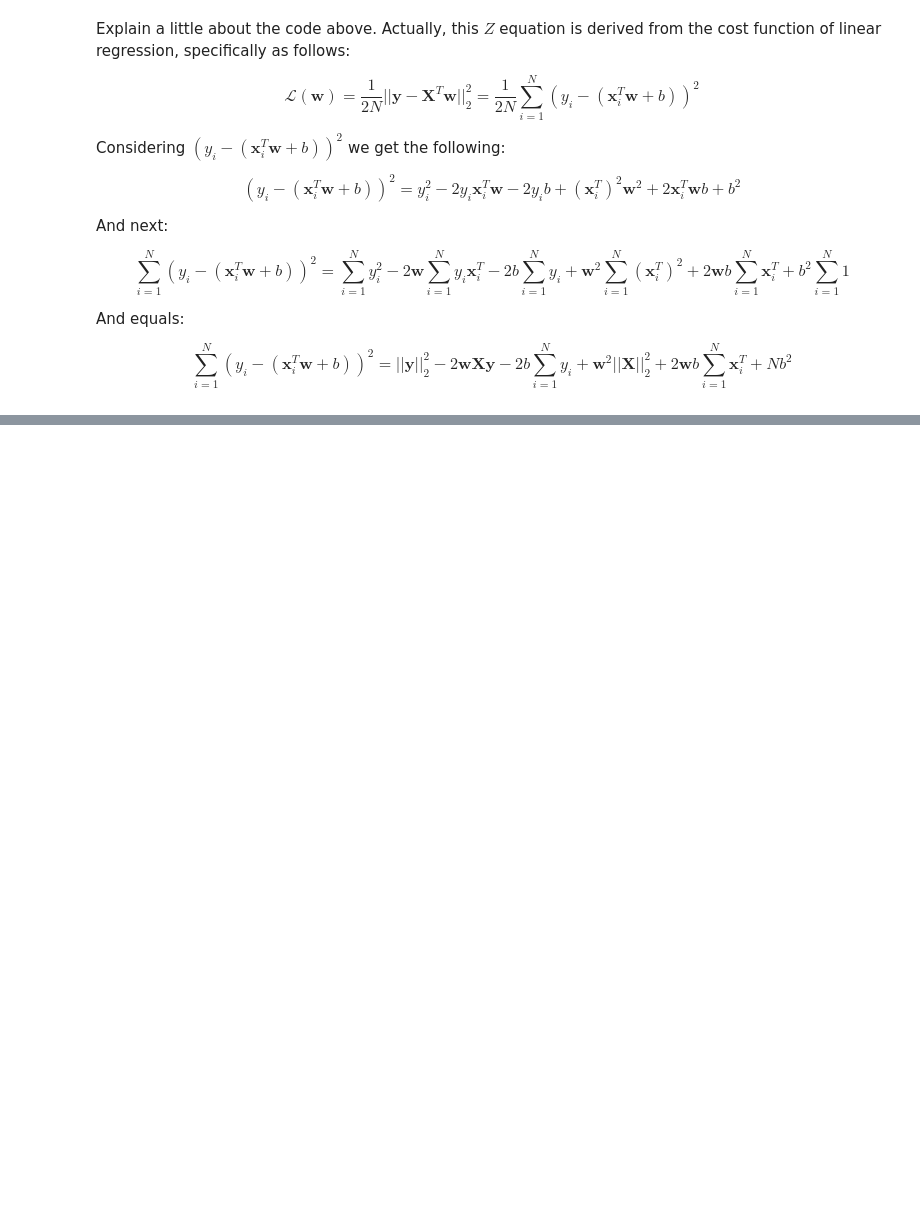
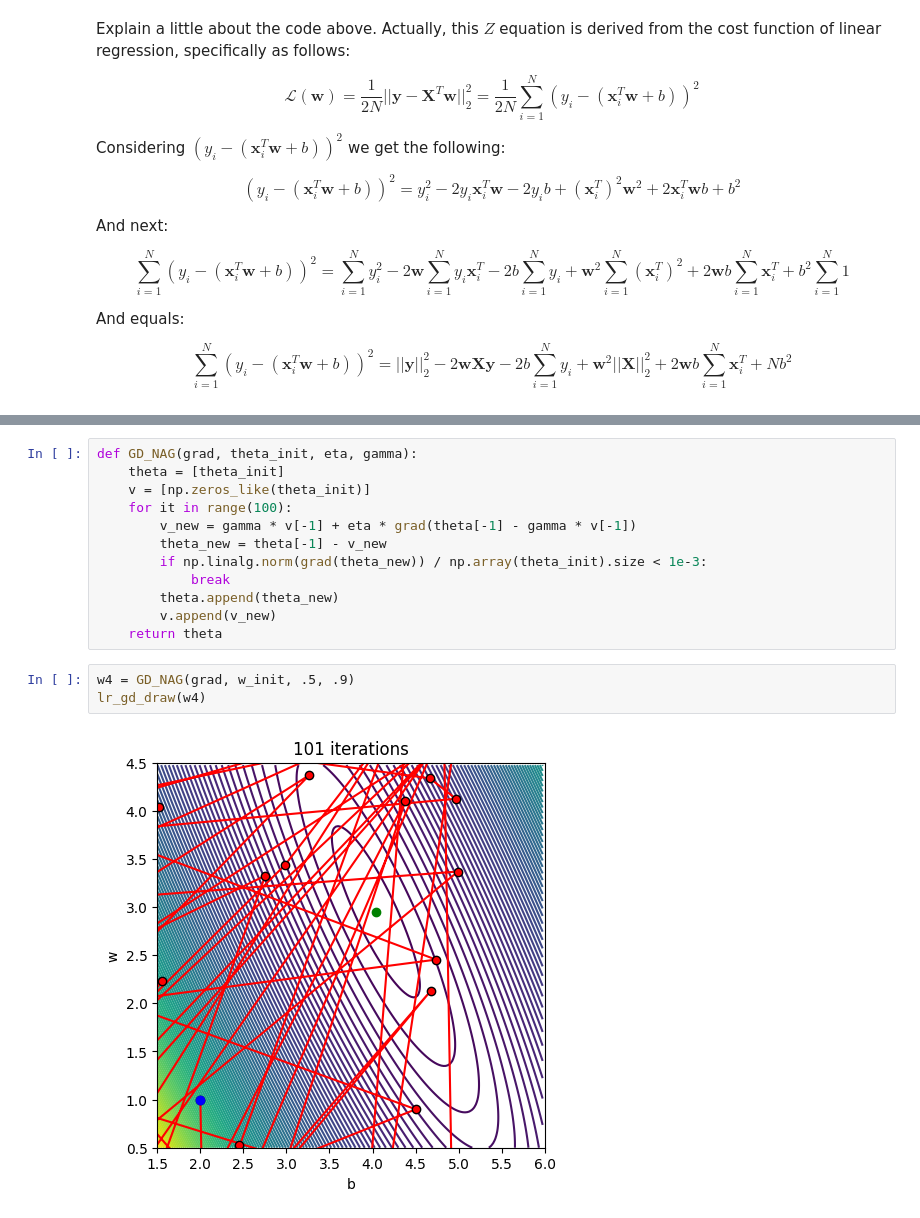
Before and after one commit to letruongzzio/Machine-Learning, a Jupyter notebook: 4 - Neural Networks/Gradient Descend.ipynb, the cells around one changed output, grey strips where cells are left out. Cells and saved outputs as stored; diff of their text form; blank space fills up the shorter version.

```diff
--- a/4 - Neural Networks/Gradient Descend.ipynb
+++ b/4 - Neural Networks/Gradient Descend.ipynb
@@ -281,0 +290,17 @@ def GD_momentum(grad, theta_init, eta, gamma):
+# %%
+def GD_NAG(grad, theta_init, eta, gamma):
+    theta = [theta_init]
+    v = [np.zeros_like(theta_init)]
+    for it in range(100):
+        v_new = gamma * v[-1] + eta * grad(theta[-1] - gamma * v[-1])
+        theta_new = theta[-1] - v_new
+        if np.linalg.norm(grad(theta_new)) / np.array(theta_init).size < 1e-3:
+            break
+        theta.append(theta_new)
+        v.append(v_new)
+    return theta
+# %%
+w4 = GD_NAG(grad, w_init, .5, .9)
+lr_gd_draw(w4)
+# %% [output]
+[figure, added]
```
Also changed, not shown: parts of 4 cells of this notebook.
